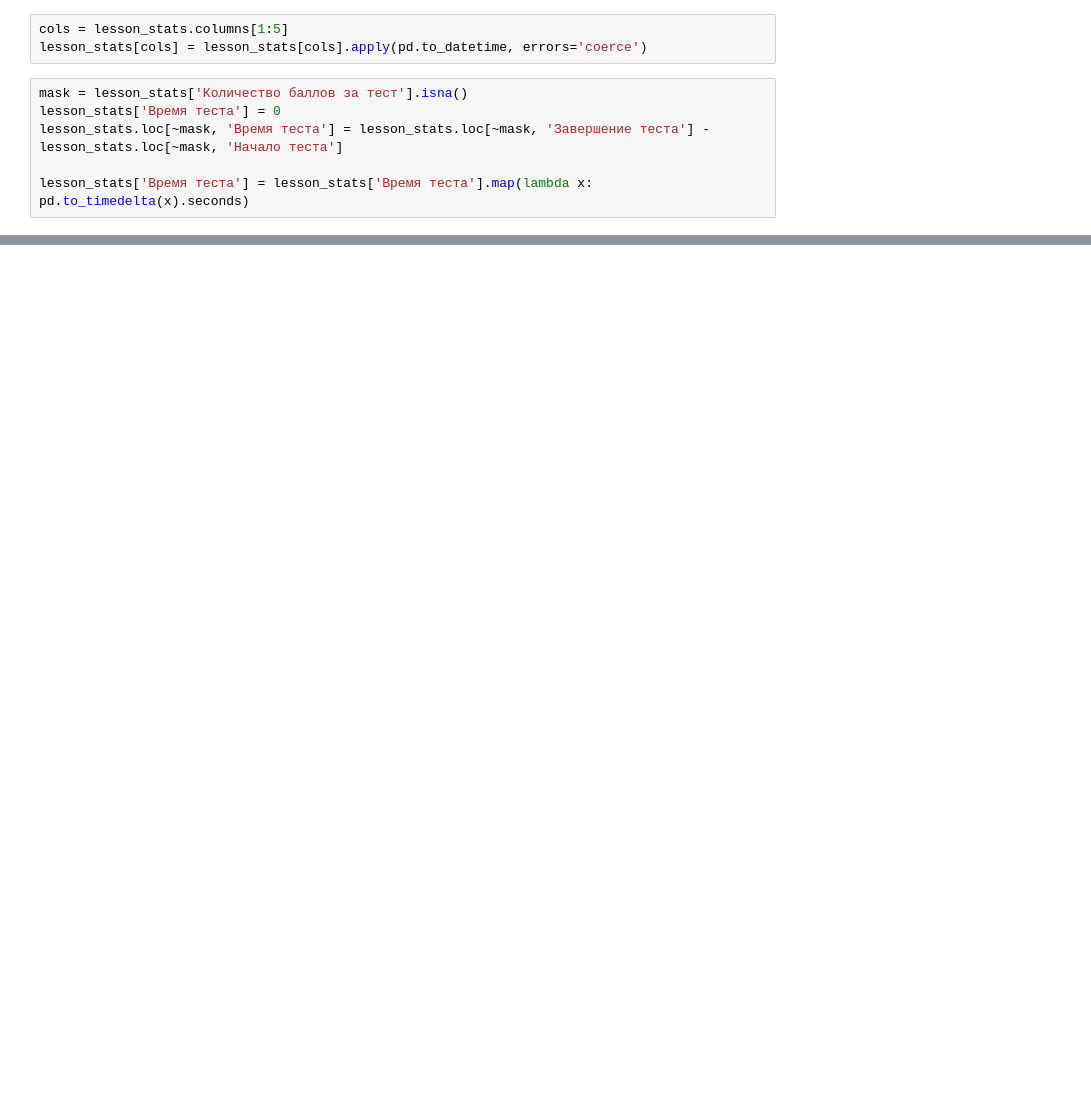
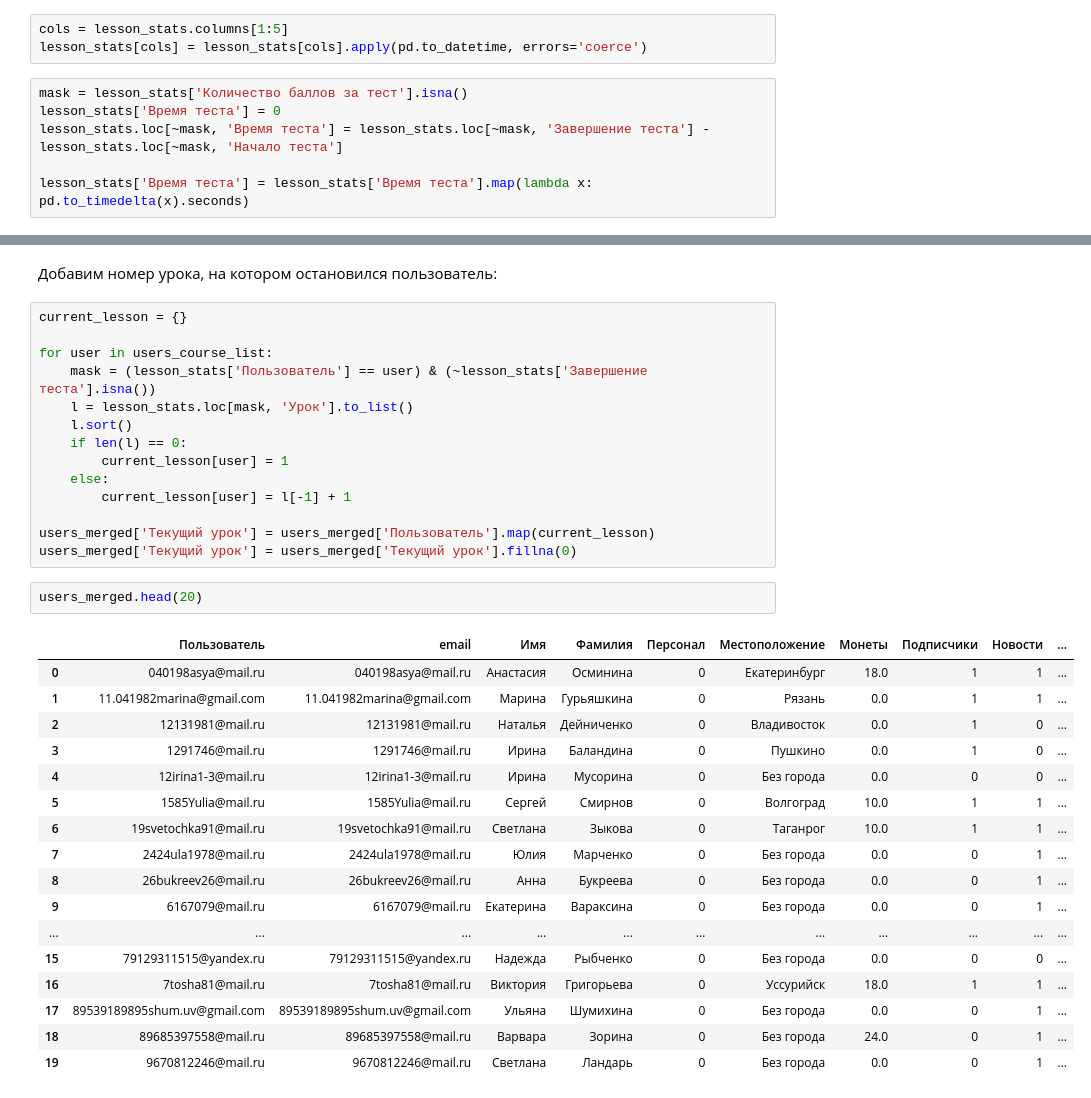
Before and after one commit to MaximZhambalov/Hackatone_10_2024_SF, a Jupyter notebook: 2_merge.ipynb, the cells around one changed output, grey strips where cells are left out. Cells and saved outputs as stored; diff of their text form; blank space fills up the shorter version.

```diff
--- a/2_merge.ipynb
+++ b/2_merge.ipynb
@@ -404 +315,37 @@ lesson_stats['Время теста'] = lesson_stats['Время теста'].ma
+# %% [markdown]
+Добавим номер урока, на котором остановился пользователь:
+# %%
+current_lesson = {}
+
+for user in users_course_list:
+    mask = (lesson_stats['Пользователь'] == user) & (~lesson_stats['Завершение теста'].isna())
+    l = lesson_stats.loc[mask, 'Урок'].to_list()
+    l.sort()
+    if len(l) == 0:
+        current_lesson[user] = 1
+    else:
+        current_lesson[user] = l[-1] + 1
+
+users_merged['Текущий урок'] = users_merged['Пользователь'].map(current_lesson)
+users_merged['Текущий урок'] = users_merged['Текущий урок'].fillna(0)
+# %%
+users_merged.head(20)
+# %% [output]
+|  | Пользователь | email | Имя | Фамилия | Персонал | Местоположение | Монеты | Подписчики | Новости | ... |
+| 0 | 040198asya@mail.ru | 040198asya@mail.ru | Анастасия | Осминина | 0 | Екатеринбург | 18.0 | 1 | 1 | ... |
+| 1 | 11.041982marina@gmail.com | 11.041982marina@gmail.com | Марина | Гурьяшкина | 0 | Рязань | 0.0 | 1 | 1 | ... |
+| 2 | 12131981@mail.ru | 12131981@mail.ru | Наталья | Дейниченко | 0 | Владивосток | 0.0 | 1 | 0 | ... |
+| 3 | 1291746@mail.ru | 1291746@mail.ru | Ирина | Баландина | 0 | Пушкино | 0.0 | 1 | 0 | ... |
+| 4 | 12irina1-3@mail.ru | 12irina1-3@mail.ru | Ирина | Мусорина | 0 | Без города | 0.0 | 0 | 0 | ... |
+| 5 | 1585Yulia@mail.ru | 1585Yulia@mail.ru | Сергей | Смирнов | 0 | Волгоград | 10.0 | 1 | 1 | ... |
+| 6 | 19svetochka91@mail.ru | 19svetochka91@mail.ru | Светлана | Зыкова | 0 | Таганрог | 10.0 | 1 | 1 | ... |
+| 7 | 2424ula1978@mail.ru | 2424ula1978@mail.ru | Юлия | Марченко | 0 | Без города | 0.0 | 0 | 1 | ... |
+| 8 | 26bukreev26@mail.ru | 26bukreev26@mail.ru | Анна | Букреева | 0 | Без города | 0.0 | 0 | 1 | ... |
+| 9 | 6167079@mail.ru | 6167079@mail.ru | Екатерина | Вараксина | 0 | Без города | 0.0 | 0 | 1 | ... |
+| ... | ... | ... | ... | ... | ... | ... | ... | ... | ... | ... |
+| 15 | 79129311515@yandex.ru | 79129311515@yandex.ru | Надежда | Рыбченко | 0 | Без города | 0.0 | 0 | 0 | ... |
+| 16 | 7tosha81@mail.ru | 7tosha81@mail.ru | Виктория | Григорьева | 0 | Уссурийск | 18.0 | 1 | 1 | ... |
+| 17 | 89539189895shum.uv@gmail.com | 89539189895shum.uv@gmail.com | Ульяна | Шумихина | 0 | Без города | 0.0 | 0 | 1 | ... |
+| 18 | 89685397558@mail.ru | 89685397558@mail.ru | Варвара | Зорина | 0 | Без города | 24.0 | 0 | 1 | ... |
+| 19 | 9670812246@mail.ru | 9670812246@mail.ru | Светлана | Ландарь | 0 | Без города | 0.0 | 0 | 1 | ... |
 # %%
```
Also changed, not shown: parts of 44 cells of this notebook, 2 other files.
